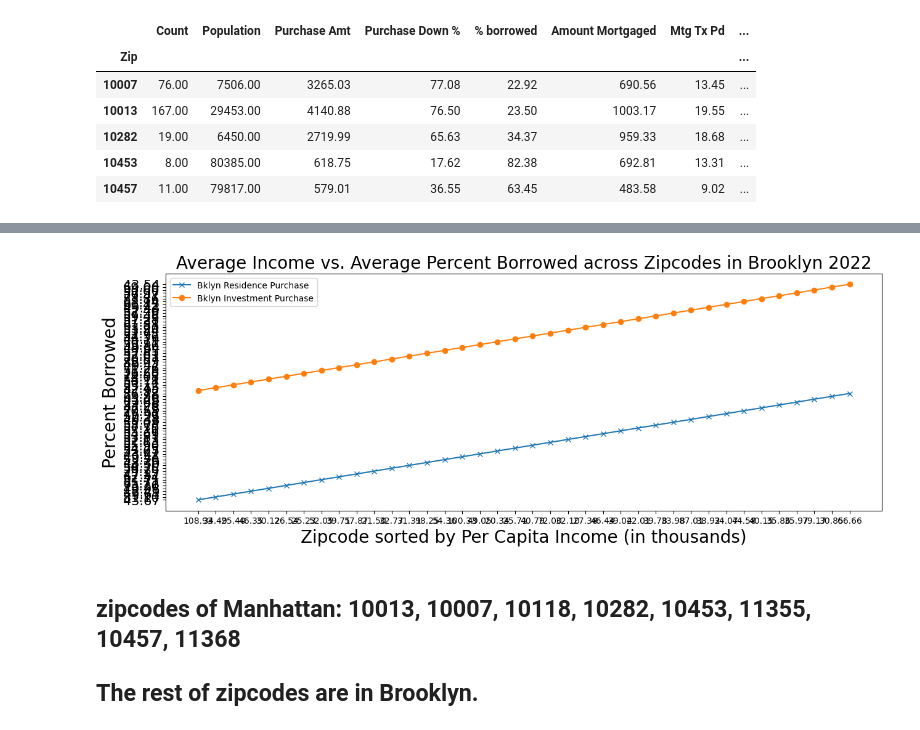
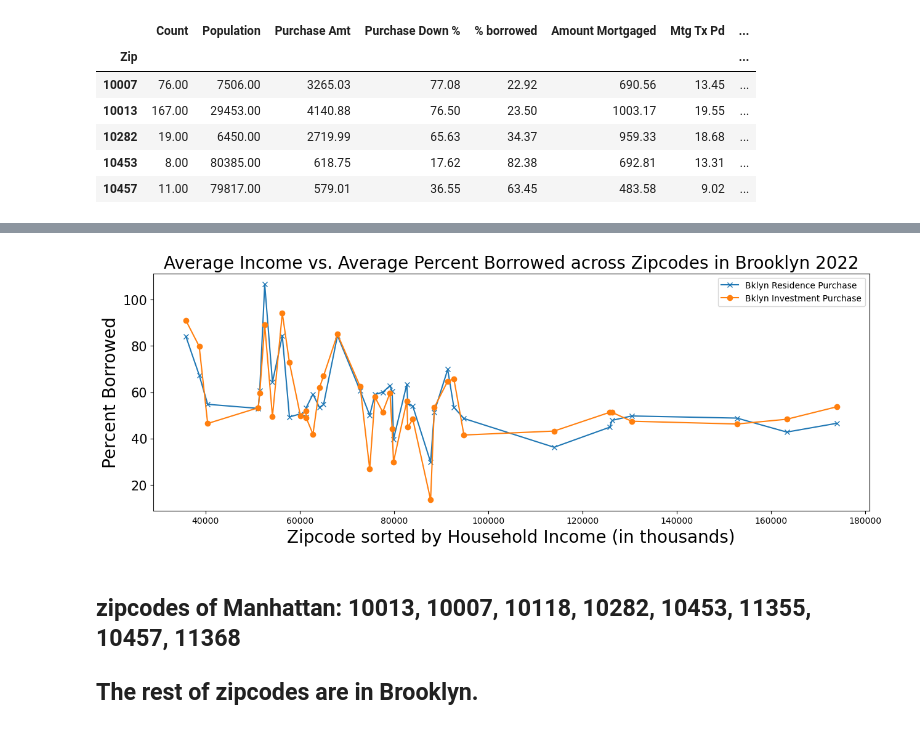
Before and after one commit to Kat-McEldowney/Group_project_1, a Jupyter notebook: sarahDemmon-Copy2.ipynb, the cells around one changed output, grey strips where cells are left out. Drawn from its saved outputs; the diff is of its cells as text; code cells hidden in the pictures.

```diff
--- a/sarahDemmon-Copy2.ipynb
+++ b/sarahDemmon-Copy2.ipynb
@@ -67,7 +70,7 @@ column_load = {'Count': 'sum', "Population": 'mean', 'Count': 'sum', 'Purchase A
            'Purchase Down %': 'mean', '% borrowed': 'mean',
            'Amount Mortgaged': 'mean','Mtg Tx Pd': 'mean',
            'Mansion Tax Pd': 'mean', 'New Sales Tax Amount': 'mean',
-           'Per Capita Income': 'mean', }
+           'Per Capita Income': 'mean', 'Household Income': 'mean'}
 # %%
 bklyn_investors_by_zip = pd.DataFrame(data= bklyn_investors)
 bklyn_investors_by_zip = bklyn_investors_by_zip.groupby('Zip').agg(column_load)
@@ -124,0 +160,8 @@ Index(['Count', 'Population', 'Purchase Amt', 'Purchase Down %', '% borrowed',
+# %%
+bklyn_investors_by_zip[['Count', 'Population', 'Purchase Amt', 'Purchase Down %', '% borrowed',
+       'Amount Mortgaged', 'Mtg Tx Pd', 'Mansion Tax Pd',
+       'New Sales Tax Amount', 'Per Capita Income', 'Household Income']]=bklyn_investors_by_zip[['Count', 'Population', 'Purchase Amt', 'Purchase Down %', '% borrowed',
+       'Amount Mortgaged', 'Mtg Tx Pd', 'Mansion Tax Pd',
+       'New Sales Tax Amount', 'Per Capita Income', 'Household Income']].astype('float64')
+bklyn_investors_by_zip.sort_values(by=['Household Income'], inplace=True)
+bklyn_investors_by_zip.head()
@@ -125,2 +176,8 @@ Index(['Count', 'Population', 'Purchase Amt', 'Purchase Down %', '% borrowed',
 # %%
- graph1 = bklyn_oocc_by_zip([''])
+bklyn_oocc_by_zip[['Count', 'Population', 'Purchase Amt', 'Purchase Down %', '% borrowed',
+       'Amount Mortgaged', 'Mtg Tx Pd', 'Mansion Tax Pd',
+       'New Sales Tax Amount', 'Per Capita Income', 'Household Income']]=bklyn_oocc_by_zip[['Count', 'Population', 'Purchase Amt', 'Purchase Down %', '% borrowed',
+       'Amount Mortgaged', 'Mtg Tx Pd', 'Mansion Tax Pd',
+       'New Sales Tax Amount', 'Per Capita Income', 'Household Income']].astype('float64')
+bklyn_oocc_by_zip.sort_values(by=['Household Income'], inplace=True)
+bklyn_oocc_by_zip.head(20)
@@ -133,9 +203,18 @@ TypeError: 'DataFrame' object is not callable
 # %%
-bklyn_oocc_by_zip_sorted = bklyn_oocc_by_zip.set_index('Per Capita Income')
 
-bklyn_investors_by_zip.set_index('Per Capita Income', inplace = True)
-#bklyn_oocc_by_zip['perCI'] = bklyn_oocc_by_zip.index.astype(str)
-#manhattan_oocc_df.set_index('Per Capita Income', inplace = True)
-#manhattan_investor_df.set_index('Per Capita Income', inplace = True)
+bklyn_oocc_by_zip['mtg %'] = bklyn_oocc_by_zip['Amount Mortgaged']/bklyn_oocc_by_zip['Purchase Amt']*100
+bklyn_investors_by_zip['mtg %'] = bklyn_investors_by_zip['Amount Mortgaged']/bklyn_oocc_by_zip['Purchase Amt']*100
+high_low_oocc_by_zip['mtg %'] = high_low_oocc_by_zip['Amount Mortgaged']/bklyn_oocc_by_zip['Purchase Amt']*100
+high_low_investors_by_zip['mtg %'] = high_low_investors_by_zip['Amount Mortgaged']/bklyn_oocc_by_zip['Purchase Amt']*100
+bklyn_investors_by_zip.head()
 
-bklyn_oocc_by_zip.head()
+
+
+# bklyn_oocc_by_zip_sorted = bklyn_oocc_by_zip.set_index('Per Capita Income')
+# bklyn_investors_by_zip_sorted = bklyn_investro_by_zip.set_index('Per Capita Income')
+# bklyn_investors_by_zip.set_index('Per Capita Income', inplace = True)
+# #bklyn_oocc_by_zip['perCI'] = bklyn_oocc_by_zip.index.astype(str)
+# #manhattan_oocc_df.set_index('Per Capita Income', inplace = True)
+# #manhattan_investor_df.set_index('Per Capita Income', inplace = True)
+
+# bklyn_oocc_by_zip.head()
@@ -142,19 +229,19 @@ bklyn_oocc_by_zip.head()
 # %%
 
 plt.figure(figsize=(15,5))
 
 
 
-plt.plot(bklyn_oocc_by_zip['Per Capita Income'], bklyn_oocc_by_zip['% borrowed'], marker="x", label='Bklyn Residence Purchase')
-plt.plot(bklyn_oocc_by_zip['Per Capita Income'], bklyn_investors_by_zip['% borrowed'], marker="o", label='Bklyn Investment Purchase')
+plt.plot(bklyn_oocc_by_zip['Household Income'], bklyn_oocc_by_zip['mtg %'], marker="x", label='Bklyn Residence Purchase')
+plt.plot(bklyn_oocc_by_zip['Household Income'], bklyn_investors_by_zip['mtg %'], marker="o", label='Bklyn Investment Purchase')
 #plt.plot(manhatt_oocc_df['Per Capita Income'], investor_by_zip["total_tax_paid"], marker="o", label='Total Tax Paid')
 #plt.xticks(bklyn_oocc_df['Per Capita Income'], rotation=90)
 #plt.xticks(), fontsize=15, rotation='vertical')
 plt.yticks(fontsize=15)
-plt.xlabel('Zipcode sorted by Per Capita Income (in thousands)', fontsize=20)
+plt.xlabel('Zipcode sorted by Household Income (in thousands)', fontsize=20)
 plt.ylabel('Percent Borrowed', fontsize=20)
 plt.title('Average Income vs. Average Percent Borrowed across Zipcodes in Brooklyn 2022', fontsize=20)
 plt.legend()
 plt.show()
 # %% [output]
-[figure, old version]
+[figure, new version]
```
Also changed, not shown: parts of 14 cells of this notebook.
